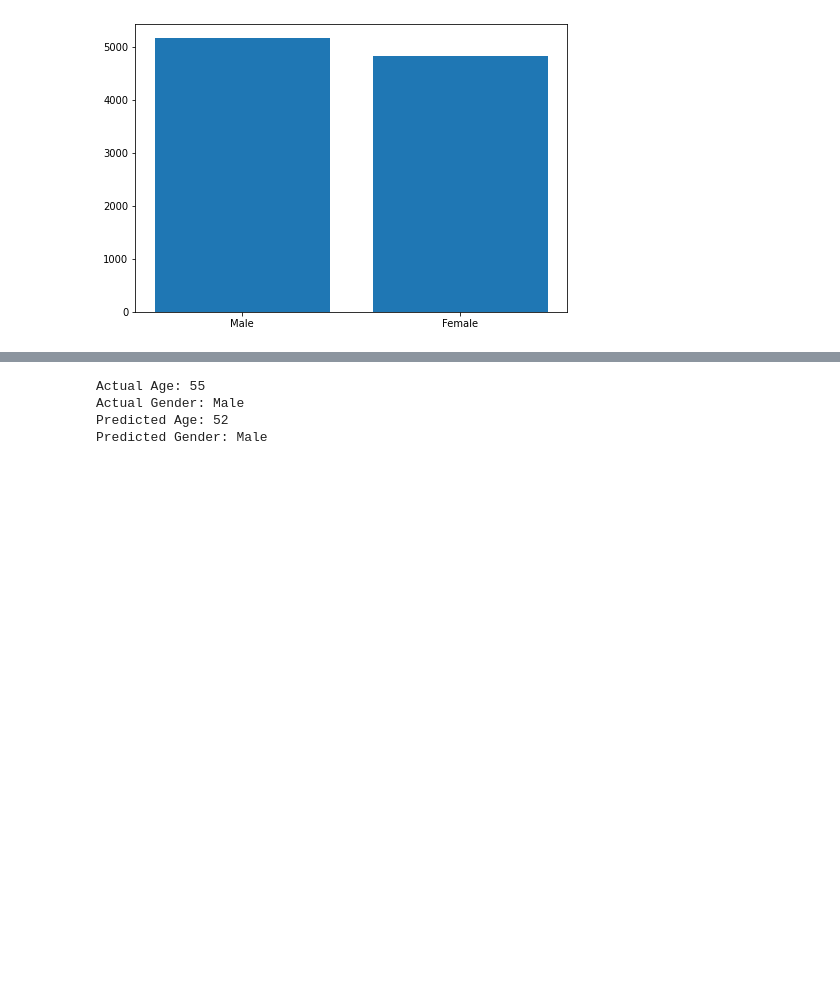
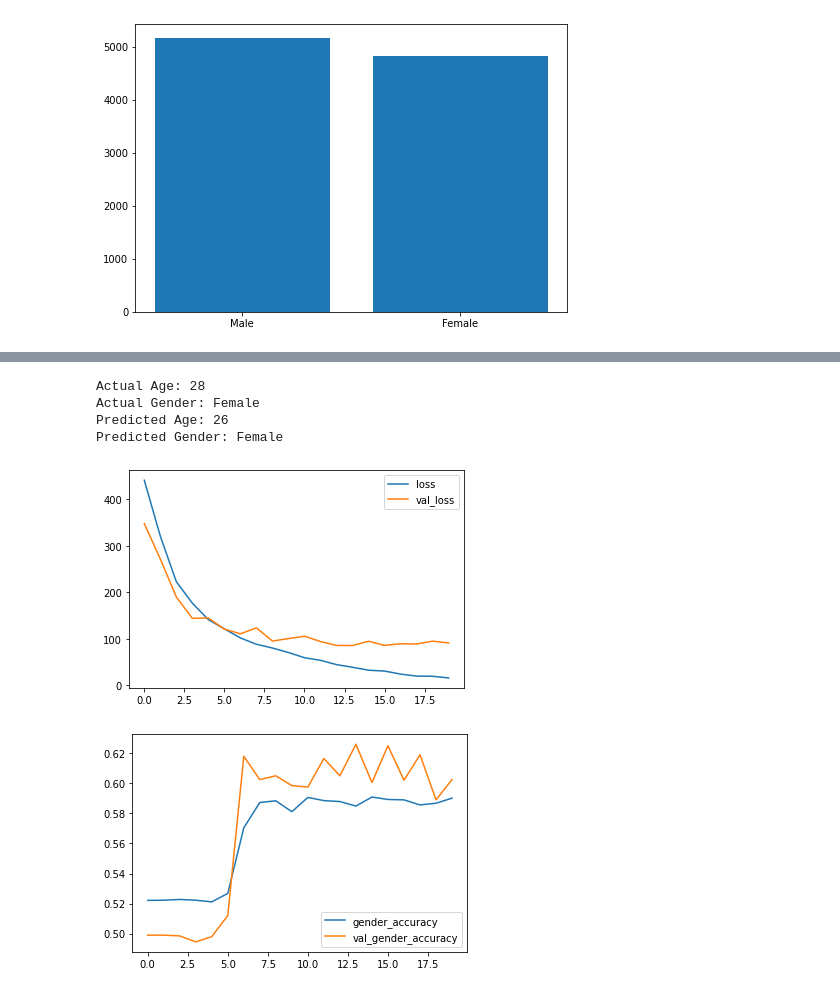
Before and after one commit to link4rkv/age-gender-prediction, a Jupyter notebook: age-gender-prediction.ipynb, the cells around one changed output, grey strips where cells are left out. Drawn from its saved outputs; the diff is of its cells as text; code cells hidden in the pictures; blank space fills up the shorter version.

Commit message:
added graphs and confusion matrix to check accuracy and losses

```diff
--- a/age-gender-prediction.ipynb
+++ b/age-gender-prediction.ipynb
@@ -105,12 +105,12 @@ initial_model = keras.Sequential([
     layers.Dense(64, activation = 'relu'),
 
     layers.Dense(1, activation = 'relu', name = 'age'),
-    layers.Dense(1, activation = 'sigmoid', name = 'sex'),
+    layers.Dense(1, activation = 'sigmoid', name = 'gender'),
 ])
 
 model = keras.Model(
      inputs = initial_model.inputs,
-     outputs = [initial_model.get_layer(name = "age").output, initial_model.get_layer(name = "sex").output]
+     outputs = [initial_model.get_layer(name = "age").output, initial_model.get_layer(name = "gender").output]
 )
 
 model.compile(
@@ -147,5 +147,5 @@ Epoch 20/20
 # %%
-i = 3319
+i = 3316
 gender = ['Male', 'Female']
 print("Actual Age: " + str(int(img_files[i].split('_')[0])))
 print("Actual Gender: " + gender[int(img_files[i].split('_')[1])])
@@ -155,7 +155,15 @@ prediction = model.predict(np.array([image]))
 print("Predicted Age: " + str(int(np.round(prediction[0][0]))))
 print("Predicted Gender: " + gender[int(np.round(prediction[1][0]))])
 # %% [output]
-Actual Age: 55
-Actual Gender: Male
-Predicted Age: 52
-Predicted Gender: Male
+Actual Age: 28
+Actual Gender: Female
+Predicted Age: 26
+Predicted Gender: Female
+# %%
+import pandas as pd
+history_frame = pd.DataFrame(history.history)
+history_frame.loc[:, ['loss', 'val_loss']].plot()
+history_frame.loc[:, ['gender_accuracy', 'val_gender_accuracy']].plot();
+# %% [output]
+[figure, added]
+[figure, added]
```
Also changed, not shown: parts of 3 cells of this notebook.
